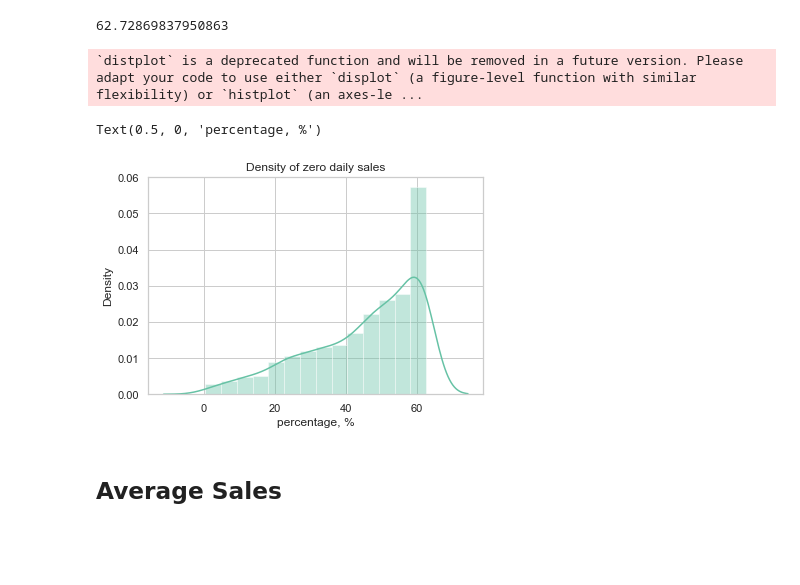
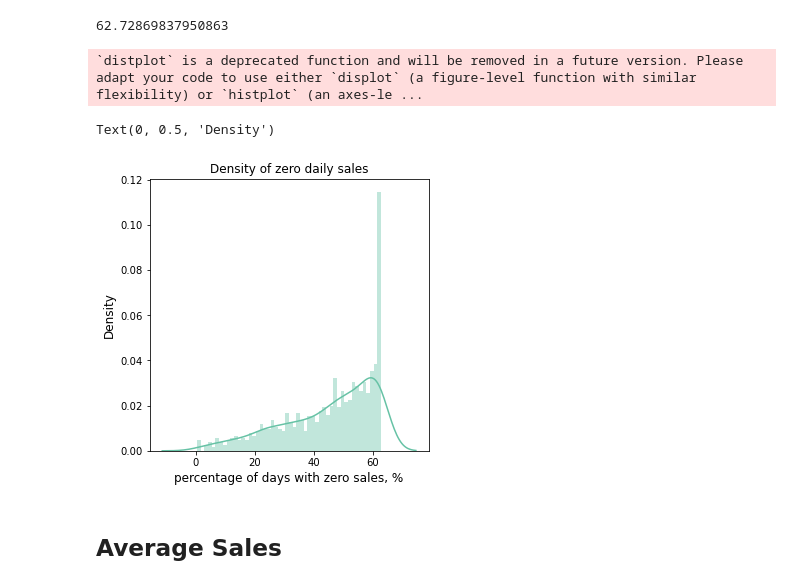
Before and after one commit to ixiaopan/GroupWork, a Jupyter notebook: AML/EDA-Panpan.ipynb, the cells around one changed output. Cells and saved outputs as stored; diff of their text form; code cells hidden in the pictures; blank space fills up the shorter version.

```diff
--- a/AML/EDA-Panpan.ipynb
+++ b/AML/EDA-Panpan.ipynb
@@ -639,16 +635,17 @@ zeros_sales_per_by_item.max()
 # %% [output]
 62.72869837950863
 # %%
-fig, ax = plt.subplots()
+fig, ax = plt.subplots(figsize = (5,5))
 
-sns.distplot(zeros_sales_per_by_item)
+sns.distplot(zeros_sales_per_by_item, bins = 50)
 
-ax.set_title('Density of zero daily sales')
-ax.set_xlabel('percentage, %')
+ax.set_title('Density of zero daily sales',  fontsize=12)
+ax.set_xlabel('percentage of days with zero sales, %',  fontsize=12)
+ax.set_ylabel("Density", fontsize = 12)
 # %% [output]
 `distplot` is a deprecated function and will be removed in a future version. Please adapt your code to use either `displot` (a figure-level function with similar flexibility) or `histplot` (an axes-le ...
-Text(0.5, 0, 'percentage, %')
+Text(0, 0.5, 'Density')
-[figure, old version]
+[figure, new version]
 # %% [markdown]
 ## Average Sales
 # %%
```
Also changed, not shown: parts of 8 cells of this notebook.
